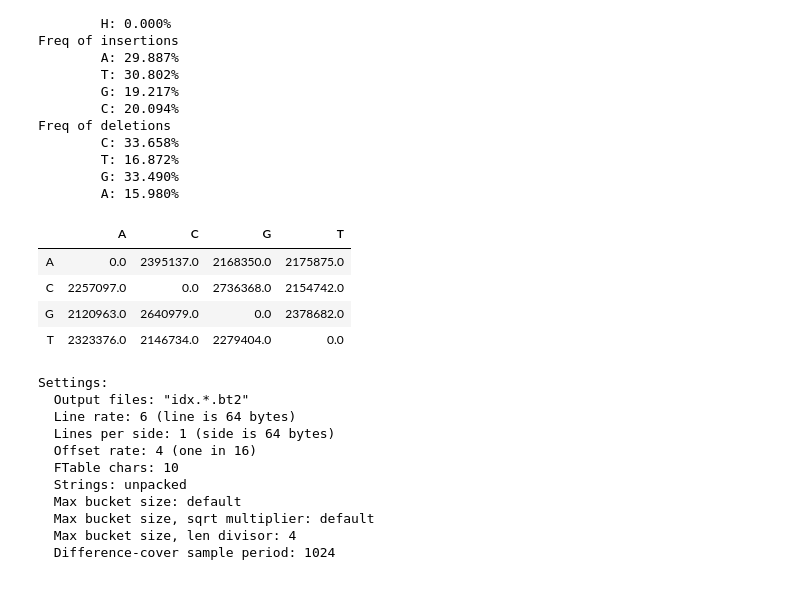
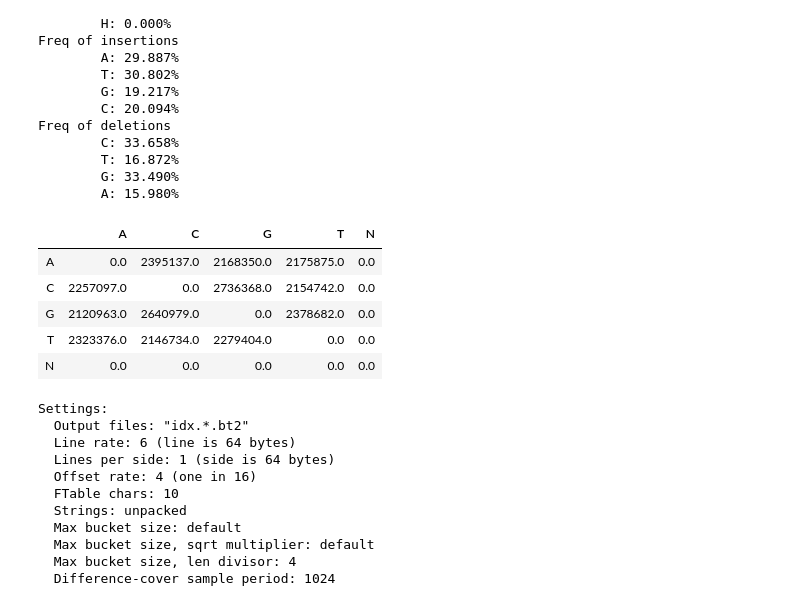
Before and after one commit to alexmorphine/NGS_course, a Jupyter notebook: homework_2/homework_2.ipynb, the cells around one changed output. Cells and saved outputs as stored; diff of their text form; code cells hidden in the pictures.

```diff
--- a/homework_2/homework_2.ipynb
+++ b/homework_2/homework_2.ipynb
@@ -244,7 +244,9 @@ Text(0, 0.5, 'Кол-во ридов')
 ## 3
 # %%
 def substitution_matrix(fasta, sam, poly=3):
-    letters = {'A': 0, 'C': 1, 'G': 2, 'T': 3}
+    letters = {'A': 0, 'C': 1, 'G': 2, 'T': 3, 'N': 4}
+    unique_ref = set()
+    unique_sam = set()
 
     with open(fasta) as file:
         reference = ''.join([line.strip() for line in file if not line.startswith('>')])
@@ -263,13 +265,14 @@ def substitution_matrix(fasta, sam, poly=3):
         state = []
         state.append(ref_position)
 
-    sm = np.zeros([4, 4])
+    sm = np.zeros([5, 5])
     reads_length, errors = 0, 0
 
     with open(sam) as file:
         cigars = Counter()
         insertions = Counter()
         deletions = Counter()
+
         qinsertions = Counter()
         qdeletions = Counter()
         stats = Counter()
@@ -320,7 +323,8 @@ def substitution_matrix(fasta, sam, poly=3):
                     sum_quality[c] += quality[k]
 
             for j, ref_position in enumerate(reference_region):
-                if ref_position != read[j] and read[j] != 'N':
+
+                if ref_position != read[j]:
                     sm[letters[read[j]], letters[ref_position]] += 1
                     errors += 1
                 if data[2] == '*' or data[5] == '*':
@@ -333,6 +337,7 @@ def substitution_matrix(fasta, sam, poly=3):
                                 stats[s] += 1
                         else:
                             stats[s] += 1
+
     average_quality = {}
     for i in cigars.keys():
         average_quality[i] = 0 if not sum_cnt[i] else sum_quality[i] / sum_cnt[i]
@@ -360,6 +385,12 @@ sm
+# %%
+res = substitution_matrix('data/B.faecium/ref.fasta', 'jump.sam')
 # %%
-sm, _, errors, reads_length, _ = substitution_matrix('data/B.faecium/ref.fasta', 'jump.sam')
-letters = sorted(['A', 'C', 'G', 'T'])
+sm = res[0]
+errors = res[2]
+reads_length = res[3]
+qdeletions = res[9]
+qinsertions = res[10]
+letters = ['A', 'C', 'G', 'T', 'N']
 sm = pd.DataFrame(sm, index=letters, columns=letters)
 
 print(f'mean errors = {(errors / reads_length * 100):.2f}%')
@@ -454,7 +496,7 @@ print(f'Процент ошибок {pr_errors * 100 :.3f}%')
 # %% [output]
 Процент ошибок 1.858%
 # %%
-letters = sorted(['A', 'C', 'G', 'T'])
+letters = ['A', 'C', 'G', 'T', 'N']
 sm = pd.DataFrame(sm, index=letters, columns=letters)
 sm
 # %% [output]
@@ -564,15 +613,16 @@ Freq of deletions
         A: 15.980%
 # %%
 # Таблица замен
-letters = sorted(['A', 'C', 'G', 'T'])
+letters = ['A', 'C', 'G', 'T', 'N']
 sm = pd.DataFrame(sm, index=letters, columns=letters)
 sm
 # %% [output]
-|  | A | C | G | T |
-| A | 0.0 | 2395137.0 | 2168350.0 | 2175875.0 |
-| C | 2257097.0 | 0.0 | 2736368.0 | 2154742.0 |
-| G | 2120963.0 | 2640979.0 | 0.0 | 2378682.0 |
-| T | 2323376.0 | 2146734.0 | 2279404.0 | 0.0 |
+|  | A | C | G | T | N |
+| A | 0.0 | 2395137.0 | 2168350.0 | 2175875.0 | 0.0 |
+| C | 2257097.0 | 0.0 | 2736368.0 | 2154742.0 | 0.0 |
+| G | 2120963.0 | 2640979.0 | 0.0 | 2378682.0 | 0.0 |
+| T | 2323376.0 | 2146734.0 | 2279404.0 | 0.0 | 0.0 |
+| N | 0.0 | 0.0 | 0.0 | 0.0 | 0.0 |
 # %%
 # то же самое, но с другим выравнивателем
 # %%
```
Also changed, not shown: parts of 17 cells of this notebook, 1 other file.
